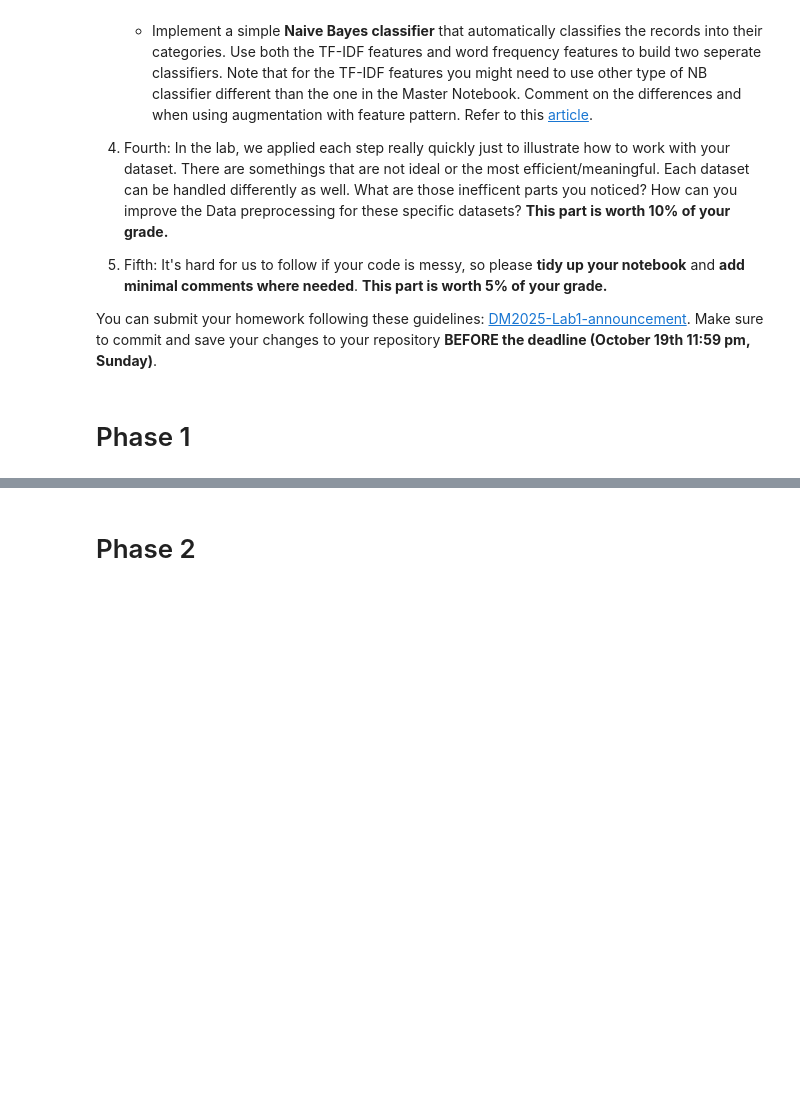
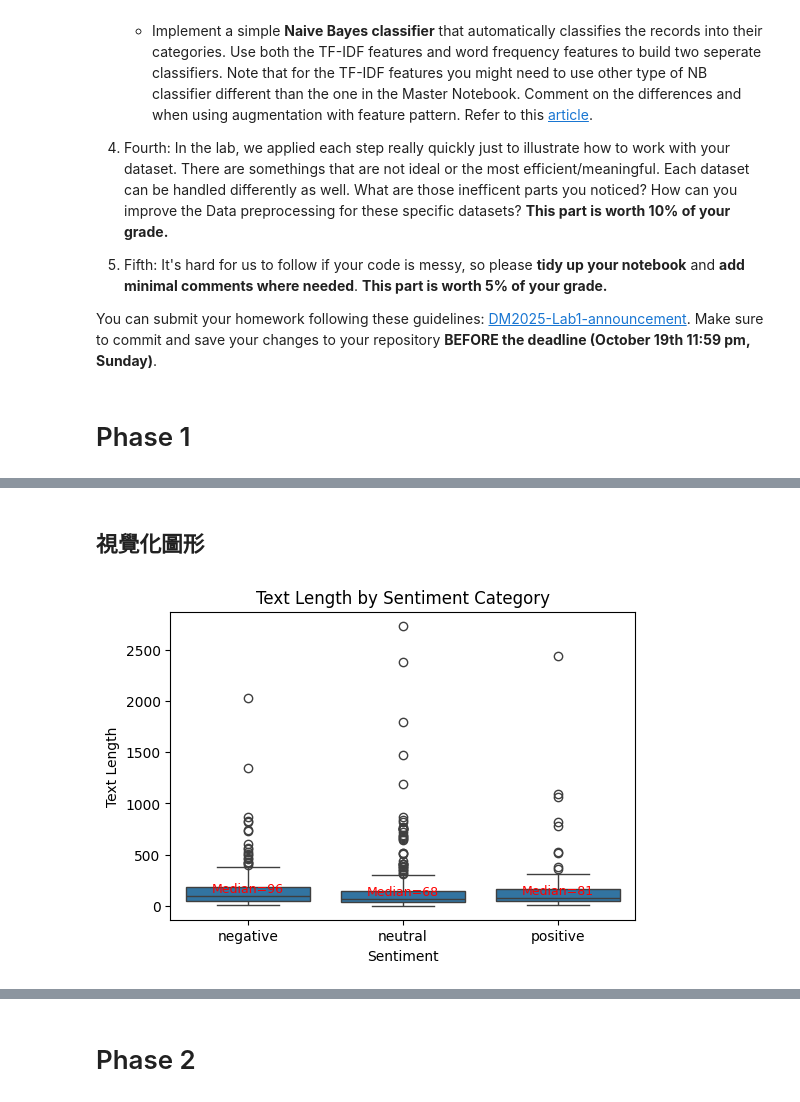
Before and after one commit to u105500014-wq/DM2025-Lab1-Exercise, a Jupyter notebook: DM2025-Lab1-Homework.ipynb, the cells around one changed output, grey strips where cells are left out. Cells and saved outputs as stored; diff of their text form; code cells hidden in the pictures; blank space fills up the shorter version.

```diff
--- a/DM2025-Lab1-Homework.ipynb
+++ b/DM2025-Lab1-Homework.ipynb
@@ -82,0 +194,19 @@ X = pd.read_csv("./newdataset/Reddit-stock-sentiment.csv")
+# %% [markdown]
+## 視覺化圖形
+# %%
+#文字長度看來在情緒的辨識上沒有太大的差異
+plt.figure(figsize=(6,4))
+sns.boxplot(x="category_name", y="text_length", data=df)
+plt.title("Text Length by Sentiment Category")
+plt.xlabel("Sentiment")
+plt.ylabel("Text Length")
+
+# 在圖上標註中位數
+medians = df.groupby("category_name")["text_length"].median()
+for i, median in enumerate(medians):
+    plt.text(i, median + 2, f"Median={int(median)}",
+             ha='center', va='bottom', fontsize=9, color="red")
+
+plt.show()
+# %% [output]
+[figure, added]
```
Also changed, not shown: parts of 9 cells of this notebook.
